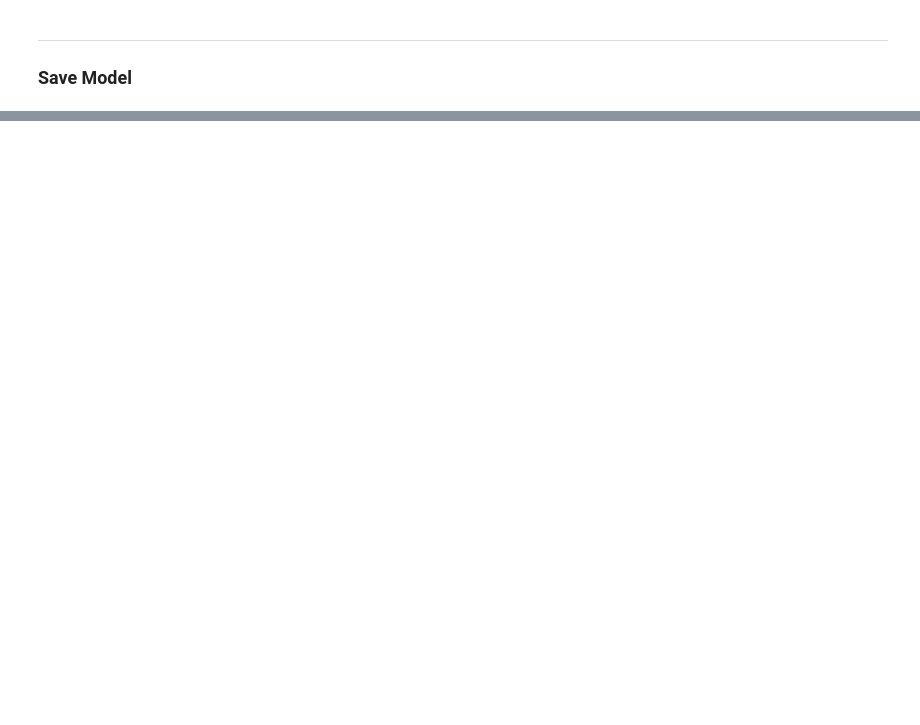
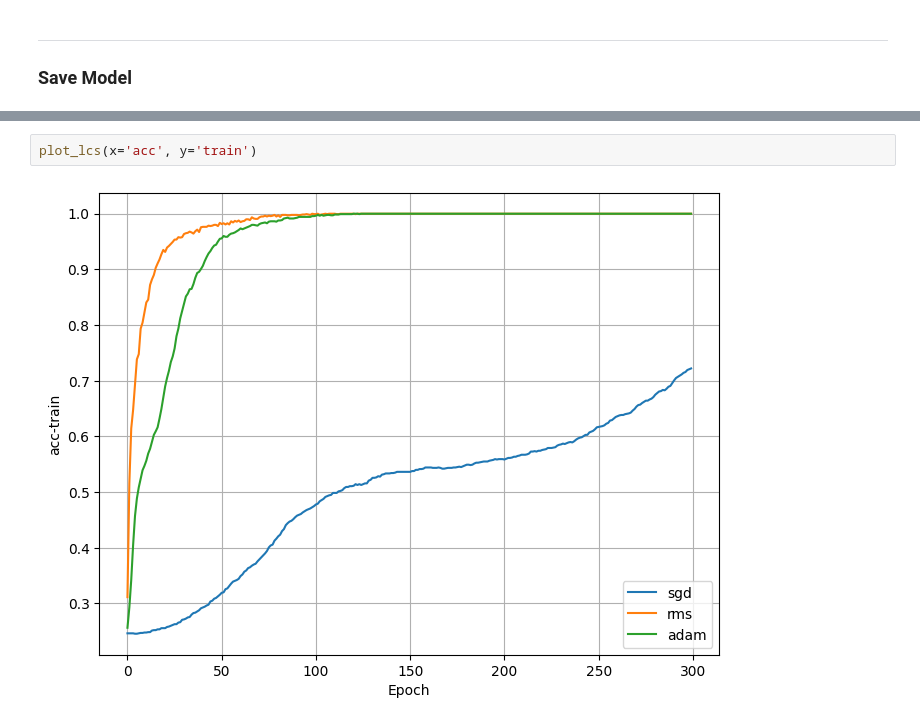
Before and after one commit to salehghotbani/MLP_Mobile_Price, a Jupyter notebook: Mobile_Price_MLP.ipynb, the cells around one changed output, grey strips where cells are left out. Drawn from its saved outputs; the diff is of its cells as text; blank space fills up the shorter version.

```diff
--- a/Mobile_Price_MLP.ipynb
+++ b/Mobile_Price_MLP.ipynb
@@ -321,0 +346,4 @@ Sequential(
+# %%
+plot_lcs(x='acc', y='train')
+# %% [output]
+[figure, added]
```
Also changed, not shown: parts of 16 cells of this notebook, 13 other files.
